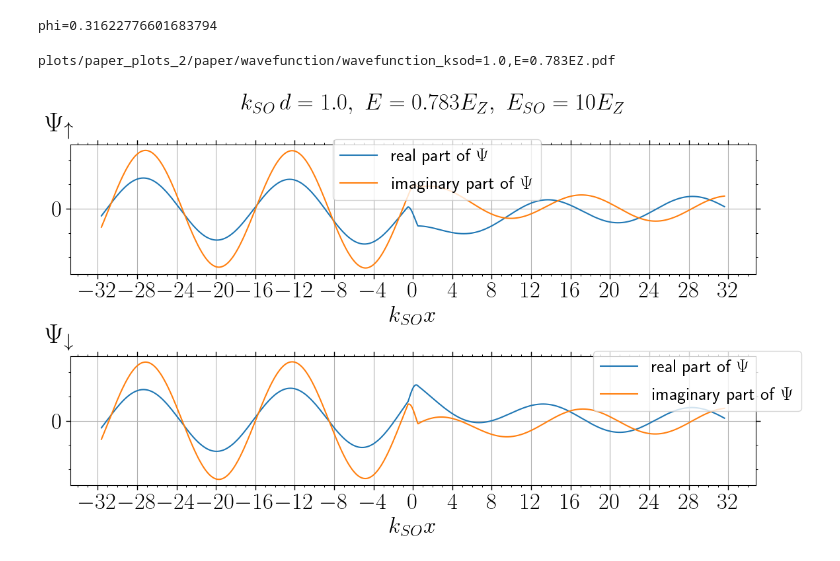
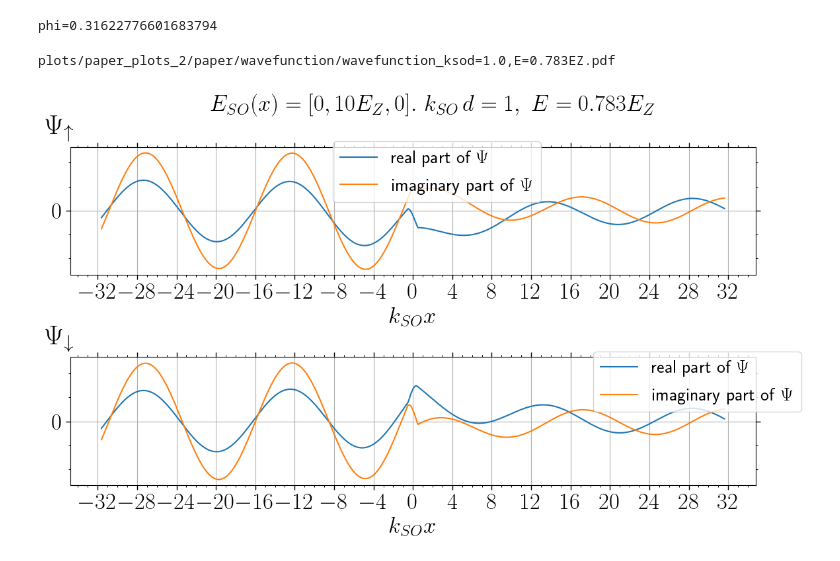
Before and after one commit to LeonGogin/RachbaJunction, a Jupyter notebook: BaseTest.ipynb, the cells around one changed output. Drawn from its saved outputs; the diff is of its cells as text; code cells hidden in the pictures.

```diff
--- a/BaseTest.ipynb
+++ b/BaseTest.ipynb
@@ -509,7 +480,7 @@ k_list = list(trasmission_coeff_total.keys())
 for i, k in enumerate(k_list[:3]):
     print(k)
     axs.plot(en, trasmission_coeff_total[k][0],
-                   label=r"$E_{SO} = "f"{k}$")
+                   label=r"$E_{SO} = "f"{k}""E_Z$")
 
 axs.set_ylim(0,2.1)
 axs.set_xlim(-1.5, 1.5)
@@ -533,6 +504,9 @@ adjuct_Tick(np.array([axs]), x_magior=x_magior,
                     y_minor=y_minor,
                     size =font["size"])
 
+plt.title(r"$k_{SO}d = 2$",
+              fontsize = 25, x=0.5, y=1.1)
+
 # SAVE = True
 SAVE = False
 
@@ -565,7 +539,7 @@ k_list = list(trasmission_coeff_total.keys())
 for i, k in enumerate(k_list[3:]):
     print(k)
     axs.plot(en, trasmission_coeff_total[k][0],
-                   label=r"$E_{SO} = "f"{k}$")
+                   label=r"$E_{SO} = "f"{k}""E_Z$")
 
 axs.set_ylim(0,2.1)
 axs.set_xlim(-1.5, 1.5)
@@ -589,6 +563,8 @@ adjuct_Tick(np.array([axs]), x_magior=x_magior,
                     y_minor=y_minor,
                     size =font["size"])
 
+plt.title(r"$k_{SO}d = 2$",
+              fontsize = 25, x=0.5, y=1.1)
 # SAVE = True
 SAVE = False
 
@@ -713,8 +898,10 @@ ee = 0.783
 al_r = 10
 
 alpha = [0, al_r, 0]
-
-phi = 1/ np.sqrt(np.abs(al_r))
+# k_so*d
+ksod = 1
+# k_z*d
+phi = ksod/ np.sqrt(np.abs(al_r))
 print(f"{phi=}")
 
 x_1 = -10
@@ -763,10 +950,10 @@ imag_1 = []
 real_2 = []
 imag_2 = []
 
+# k_z*x
 x_range = np.arange(x_1, x_2, 0.011)
 
 total_wf = np.zeros((len(x_range), 2), dtype = np.complex256)
-# x_range = np.arange(-2.5, 2.5, 0.001)
 j = 0
 for xx in x_range:
     r = t_region_WF(xx, ee, a=[1,0])
@@ -792,6 +979,7 @@ fig, axs = plt.subplots(2, 1, figsize=(12, 7), dpi=100, tight_layout=True, facec
 labels_ = [r"real part of $\Psi$",
            r"imaginary part of $\Psi$"]
 
+# rescale length scale k_z*x -> k_so*x
 axs[0].plot(x_range*np.sqrt(np.abs(al_r)), real_1, label=labels_[0])
 axs[0].plot(x_range*np.sqrt(np.abs(al_r)), imag_1, label=labels_[1])
 
@@ -810,32 +998,32 @@ adjuct_Tick(axs, x_magior=x_magior,
                     y_magior=y_magior,
                     y_minor=y_minor,
                     size =font['size'])
 
 anchor = [(0.7, 0.5), (0.75, 0.5)]
 y_label_pos2 = [(-.016, 1.04), (-.016, 1.04)]
 y_label2 = [r"$$\Psi_\uparrow$$", r"$$\Psi_\downarrow$$"]
 for j, i in enumerate(axs):
     i.set_xlabel(r"$k_{SO} x$", fontdict=font)
     i.set_ylabel(y_label2[j], rotation=0, fontdict=font, fontsize= 30)
     i.yaxis.set_label_coords(*y_label_pos2[j])
 
     i.legend(fontsize = 20, bbox_to_anchor=anchor[j])
     i.grid(True)
 
 
-fig.suptitle(fr"$$k_{{SO}}\, d = {phi*np.sqrt(np.abs(al_r))}, \ E = {ee}E_Z, \ E_{{SO}} = {al_r}E_Z$$", fontsize=25)
+fig.suptitle(fr"$$E_{{SO}}(x) = [0, {al_r}E_Z, 0]. \ k_{{SO}}\, d = {ksod}, \ E = {ee}E_Z$$", fontsize=25)
 
 # SAVE = True
 SAVE = False
 
 save_path = BASE_PATH+"wavefunction/"+f"wavefunction_ksod={phi*np.sqrt(np.abs(al_r))},E={ee}EZ.pdf"
 print(save_path)
 
 if SAVE:
     plt.savefig(save_path,
             transparent = False,
             bbox_inches='tight')
 plt.show()
 # %% [output]
 plots/paper_plots_2/paper/wavefunction/wavefunction_ksod=1.0,E=0.783EZ.pdf
-[figure, old version]
+[figure, new version]
```
Also changed, not shown: parts of 20 cells of this notebook, 1 other file.
